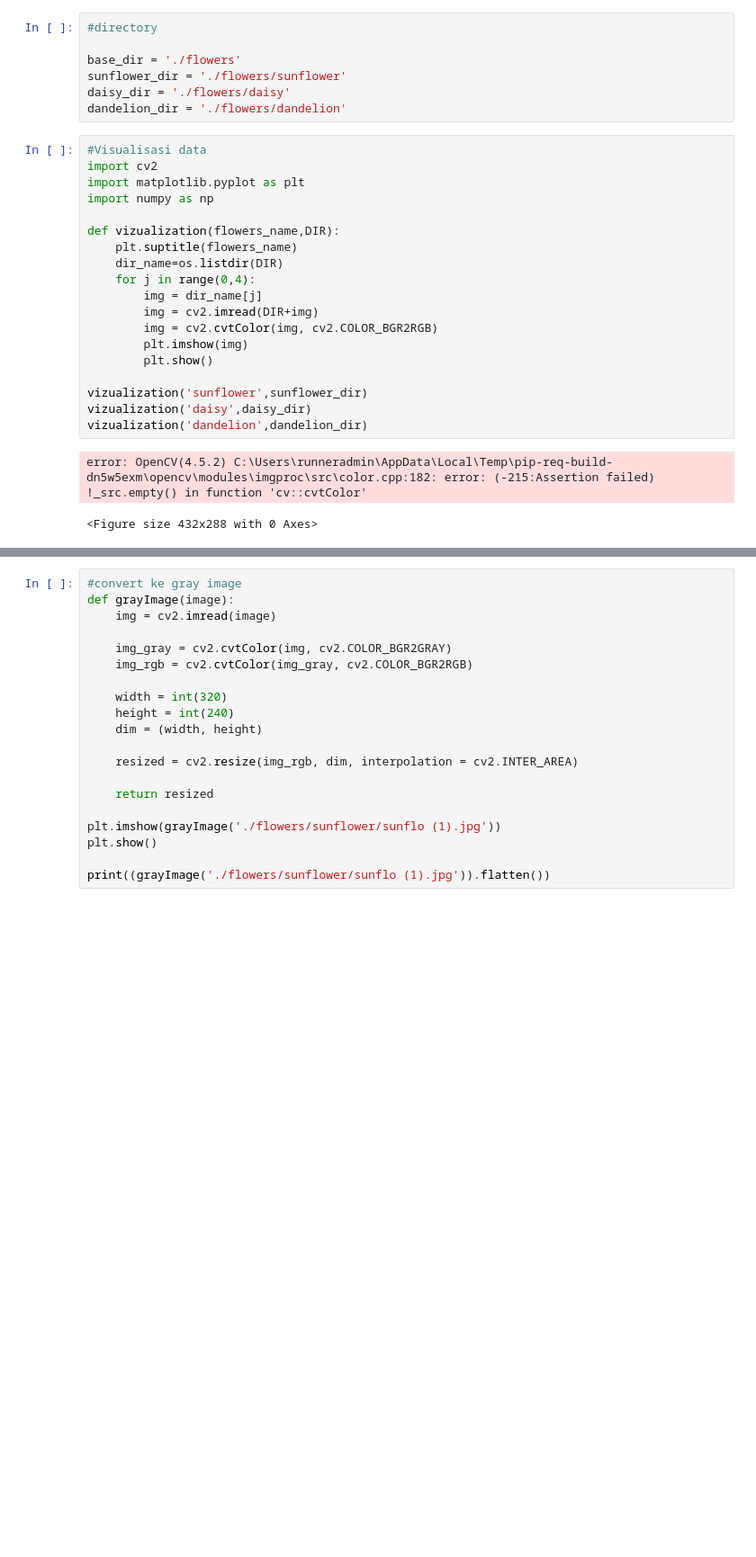
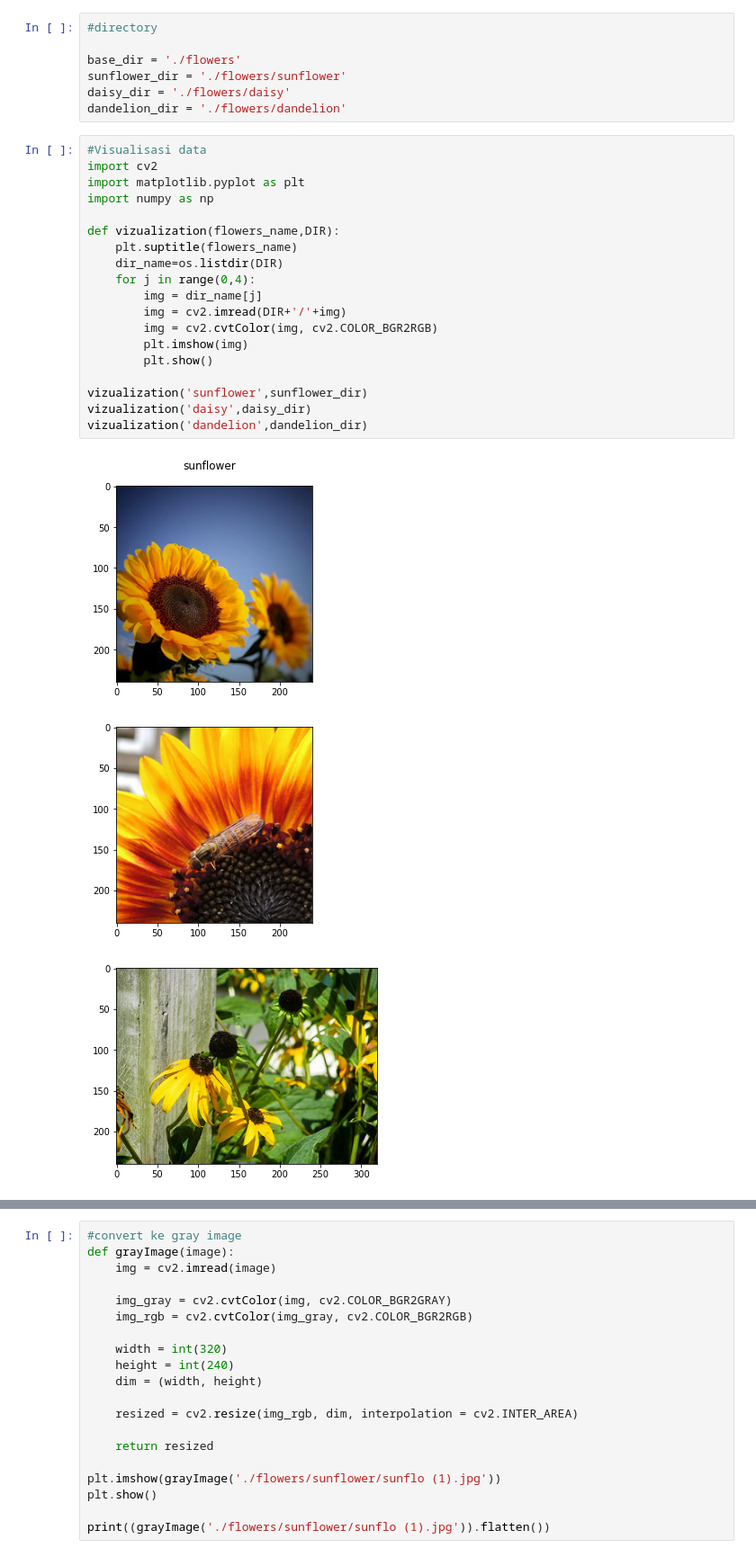
Before and after one commit to Kveline/image-classification, a Jupyter notebook: image_classification.ipynb, the cells around one changed output, grey strips where cells are left out. Shown at 90% size. Drawn from its saved outputs; the diff is of its cells as text; blank space fills up the shorter version.

```diff
--- a/image_classification.ipynb
+++ b/image_classification.ipynb
@@ -31,22 +32,23 @@ dandelion_dir = './flowers/dandelion'
 # %%
 #Visualisasi data
 import cv2
 import matplotlib.pyplot as plt
 import numpy as np
 
 def vizualization(flowers_name,DIR):
     plt.suptitle(flowers_name)
     dir_name=os.listdir(DIR)
     for j in range(0,4):
         img = dir_name[j]
-        img = cv2.imread(DIR+img)
+        img = cv2.imread(DIR+'/'+img)
         img = cv2.cvtColor(img, cv2.COLOR_BGR2RGB)
         plt.imshow(img)
         plt.show()
 
 vizualization('sunflower',sunflower_dir)
 vizualization('daisy',daisy_dir)
 vizualization('dandelion',dandelion_dir)
 # %% [output]
-error: OpenCV(4.5.2) C:\Users\runneradmin\AppData\Local\Temp\pip-req-build-dn5w5exm\opencv\modules\imgproc\src\color.cpp:182: error: (-215:Assertion failed) !_src.empty() in function 'cv::cvtColor'
-<Figure size 432x288 with 0 Axes>
+[figure, added]
+[figure, added]
+[figure, added]
```
Also changed, not shown: parts of 3 cells of this notebook, 1 other file.
